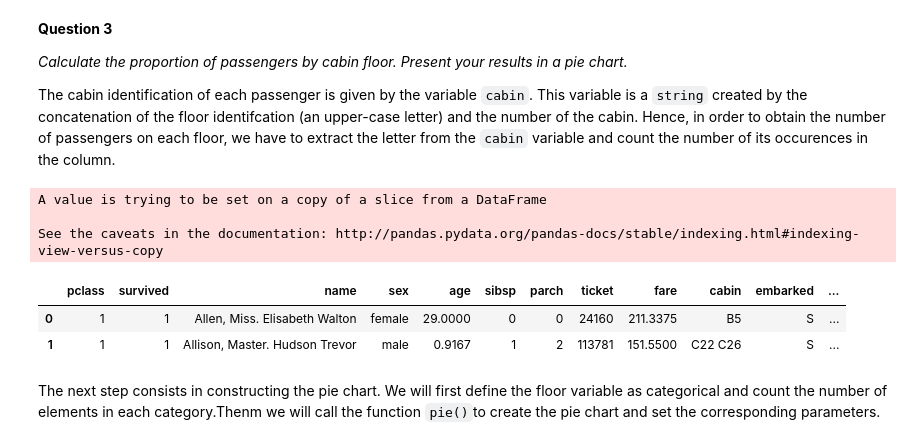
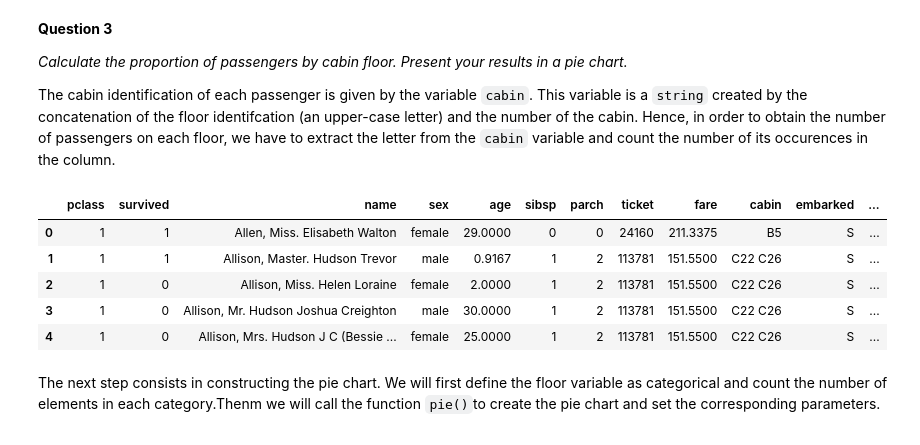
Before and after one commit to sourabhlal/ada2017, a Jupyter notebook: 01 - Pandas and Data Wrangling/Homework 1.ipynb, the cells around one changed output. Saved outputs shown, nothing was run; the diff lists cells and outputs as text; code cells hidden in the pictures.

```diff
--- a/01 - Pandas and Data Wrangling/Homework 1.ipynb
+++ b/01 - Pandas and Data Wrangling/Homework 1.ipynb
@@ -286,7 +302,8 @@ We start by loading the data into a pandas dataframe and call it `titanic`:
 # %%
 import pandas as pd
 import numpy as np
-titanic = pd.read_excel('Data/titanic.xls')
+file_path2= DATA_FOLDER+'/titanic.xls'
+titanic = pd.read_excel(file_path2)
 titanic.head(1)
 # %% [output]
 |  | pclass | survived | name | sex | age | sibsp | parch | ticket | fare | cabin | embarked | ... |
@@ -424,17 +442,16 @@ titanic['floor']='-'
 for i in titanic.index:
     if titanic.cabin[i]!='-':
         titanic.floor[i]=  extract_floor(str(titanic.cabin[i]))
-# %% [output]
-A value is trying to be set on a copy of a slice from a DataFrame
-
-See the caveats in the documentation: http://pandas.pydata.org/pandas-docs/stable/indexing.html#indexing-view-versus-copy
 # %%
 # OVerview of the dataFrame with the new column
-titanic.head(2)
+titanic.head(5)
 # %% [output]
 |  | pclass | survived | name | sex | age | sibsp | parch | ticket | fare | cabin | embarked | ... |
 | 0 | 1 | 1 | Allen, Miss. Elisabeth Walton | female | 29.0000 | 0 | 0 | 24160 | 211.3375 | B5 | S | ... |
 | 1 | 1 | 1 | Allison, Master. Hudson Trevor | male | 0.9167 | 1 | 2 | 113781 | 151.5500 | C22 C26 | S | ... |
+| 2 | 1 | 0 | Allison, Miss. Helen Loraine | female | 2.0000 | 1 | 2 | 113781 | 151.5500 | C22 C26 | S | ... |
+| 3 | 1 | 0 | Allison, Mr. Hudson Joshua Creighton | male | 30.0000 | 1 | 2 | 113781 | 151.5500 | C22 C26 | S | ... |
+| 4 | 1 | 0 | Allison, Mrs. Hudson J C (Bessie ... | female | 25.0000 | 1 | 2 | 113781 | 151.5500 | C22 C26 | S | ... |
 # %% [markdown]
 The next step consists in constructing the pie chart.
 We will first define the floor variable as categorical and count the number of elements in each category.Thenm we will call the function `pie()`to create the pie chart and set the corresponding parameters.
```
Also changed, not shown: parts of 5 cells of this notebook.
